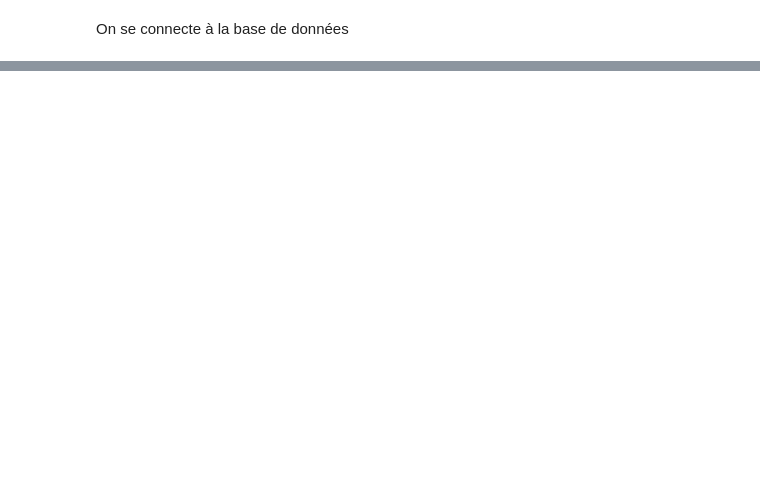
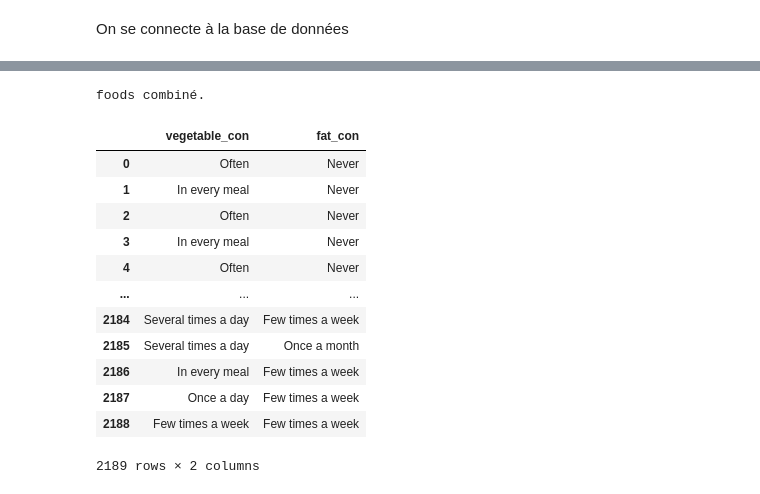
Before and after one commit to RomyJr/Data_Project_HEALTH, a Jupyter notebook: Food.ipynb, the cells around one changed output, grey strips where cells are left out. Cells and saved outputs as stored; diff of their text form; code cells hidden in the pictures; blank space fills up the shorter version.

```diff
--- a/Food.ipynb
+++ b/Food.ipynb
@@ -24,7 +24,6 @@ food1 = df1[['FCVC', 'FAVC']].rename(
         'FAVC': 'fat_con'
     }
 )
-food1['takeout'] = None  # Pas de colonne correspondante dans df1
 
 print("food1 préparé.")
 
@@ -45,7 +135,25 @@ print("food2 préparé.")
 # %%
 # Concatenation des DataFrames préparés
 foods = pd.concat([food1, food2], ignore_index=True)
-print("Drinks combiné.")
+print("foods combiné.")
+# %% [output]
+foods combiné.
+# %%
+foods
+# %% [output]
+|  | vegetable_con | fat_con |
+| 0 | Often | Never |
+| 1 | In every meal | Never |
+| 2 | Often | Never |
+| 3 | In every meal | Never |
+| 4 | Often | Never |
+| ... | ... | ... |
+| 2184 | Several times a day | Few times a week |
+| 2185 | Several times a day | Once a month |
+| 2186 | In every meal | Few times a week |
+| 2187 | Once a day | Few times a week |
+| 2188 | Few times a week | Few times a week |
+2189 rows × 2 columns
 # %%
 import matplotlib.pyplot as plt
 import seaborn as sns
```
Also changed, not shown: parts of 7 cells of this notebook, 3 other files.
